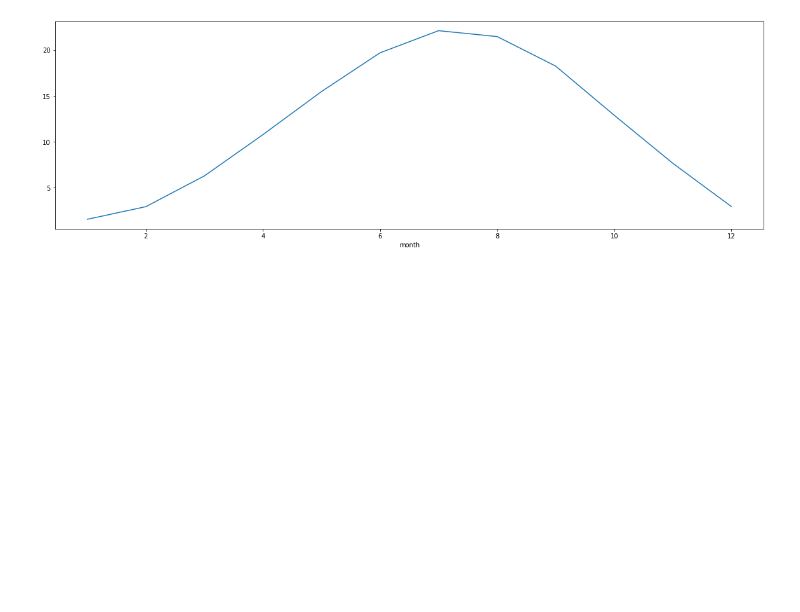
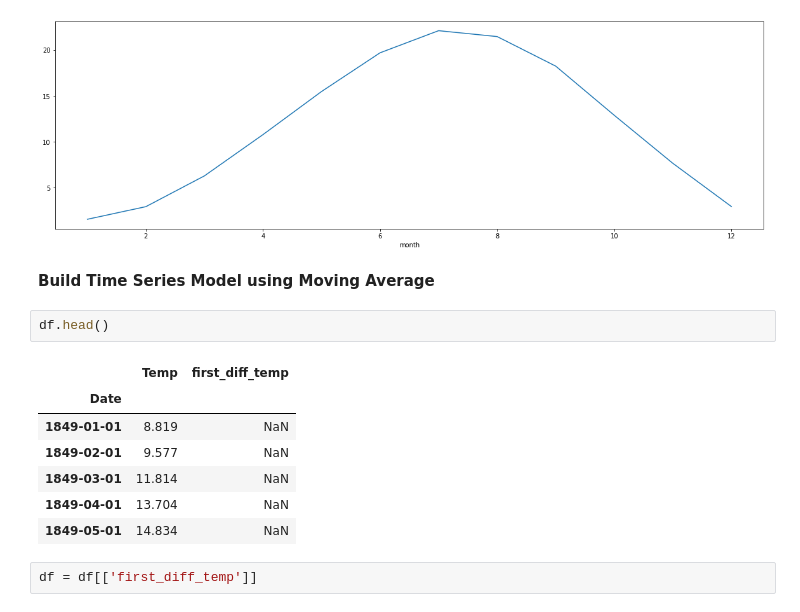
Before and after one commit to crzysab/Data-Science-Real-Projects-in-Python, a Jupyter notebook: Predict_Temperature_of_Different_Cities.ipynb, the cells around one changed output. Cells and saved outputs as stored; diff of their text form; blank space fills up the shorter version.

Commit message:
using Time Series Analysis

```diff
--- a/Predict_Temperature_of_Different_Cities.ipynb
+++ b/Predict_Temperature_of_Different_Cities.ipynb
@@ -480,3 +474,17 @@ monthly_seasonality.plot(figsize=(20,6))
 # %% [output]
 <matplotlib.axes._subplots.AxesSubplot at 0x...>
 [figure]
+# %% [markdown]
+**Build Time Series Model using Moving Average**
+# %%
+df.head()
+# %% [output]
+|  | Temp | first_diff_temp |
+| Date |  |  |
+| 1849-01-01 | 8.819 | NaN |
+| 1849-02-01 | 9.577 | NaN |
+| 1849-03-01 | 11.814 | NaN |
+| 1849-04-01 | 13.704 | NaN |
+| 1849-05-01 | 14.834 | NaN |
+# %%
+df = df[['first_diff_temp']]
```
Also changed, not shown: parts of 21 cells of this notebook.
